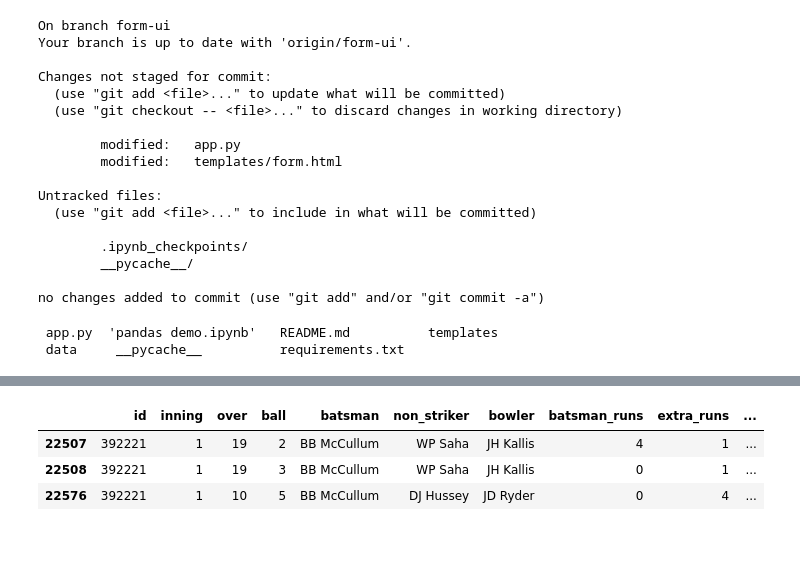
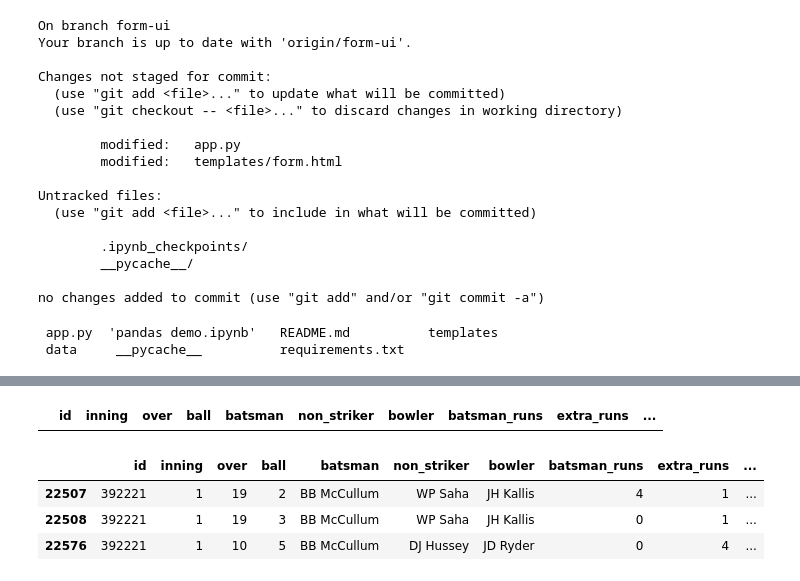
Before and after one commit to adild/ipl-stats, a Jupyter notebook: pandas demo.ipynb, the cells around one changed output, grey strips where cells are left out. Cells and saved outputs as stored; diff of their text form; code cells hidden in the pictures; blank space fills up the shorter version.

```diff
--- a/pandas demo.ipynb
+++ b/pandas demo.ipynb
@@ -31,3 +51,8 @@ match_df = pd.read_csv('data/IPL Matches 2008-2020.csv')
+# %%
+filt = (ball_df['bowling_team']=="null")
+ball_df.loc[filt]
+# %% [output]
+|  | id | inning | over | ball | batsman | non_striker | bowler | batsman_runs | extra_runs | ... |
 # %%
 pd.set_option('display.max_columns', 30)
 pd.set_option('display.max_rows', 50)
```
Also changed, not shown: parts of 1 cell of this notebook, 4 other files.
